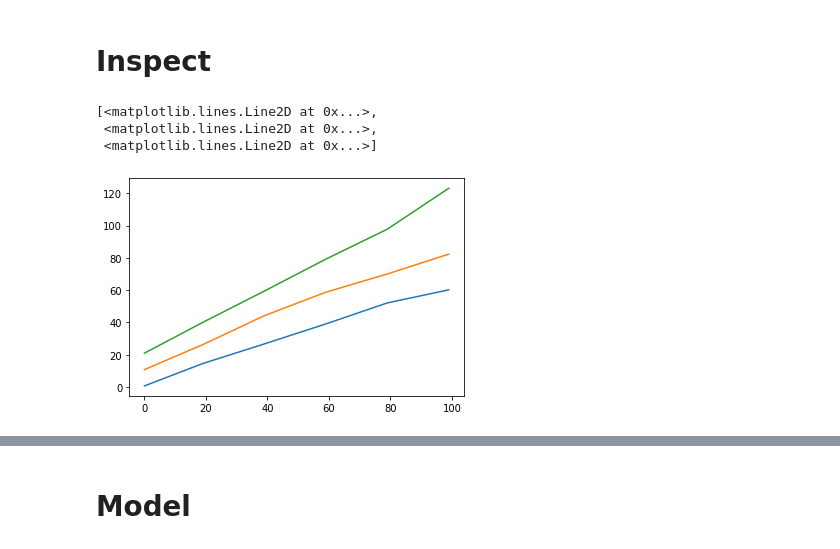
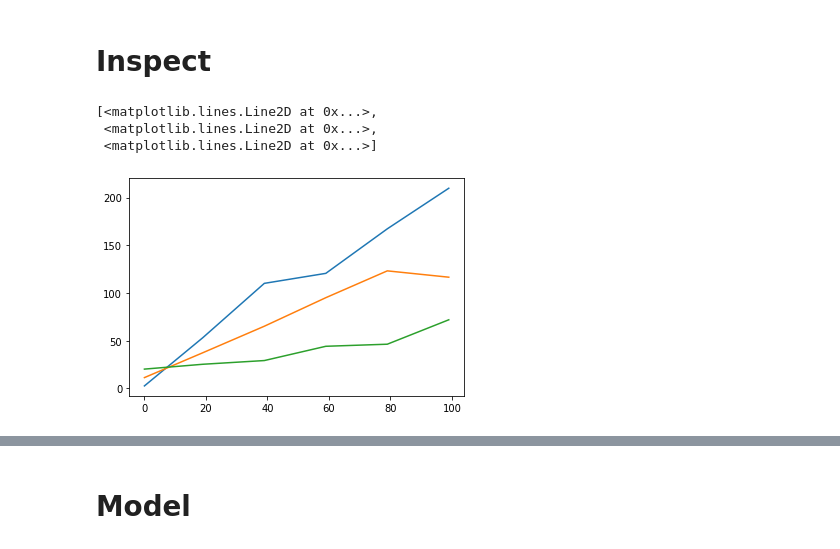
Before and after one commit to dantegates/keras-prophet, a Jupyter notebook: keras-prophet.ipynb, the cells around one changed output, grey strips where cells are left out. Cells and saved outputs as stored; diff of their text form; code cells hidden in the pictures.

```diff
--- a/keras-prophet.ipynb
+++ b/keras-prophet.ipynb
@@ -188,25 +206,25 @@ df_train.shape, df_test.shape
 # %%
 import numpy as np
 
 c = 5
-d = np.repeat(np.random.laplace(scale=.1, size=(1, 3, c)), 100, axis=0)
+d = np.repeat(np.random.normal(size=(1, 3, c)), 100, axis=0)
 s = np.arange(c, dtype='float32') * 20
 t = np.arange(100, dtype='float32')[:, None] + 1.
 
 plt.plot(
     CallaborativeLinearTrendEmbedding.trend(
         d,
         np.arange(3) * 10,
         np.ones(3),
         s,
         t,
     ).numpy()
 )
 # %% [output]
 [<matplotlib.lines.Line2D at 0x...>,
  <matplotlib.lines.Line2D at 0x...>,
  <matplotlib.lines.Line2D at 0x...>]
-[figure, old version]
+[figure, new version]
 # %%
 # import numpy as np
 # import tensorflow as tf
```
Also changed, not shown: parts of 17 cells of this notebook, 3 other files.
